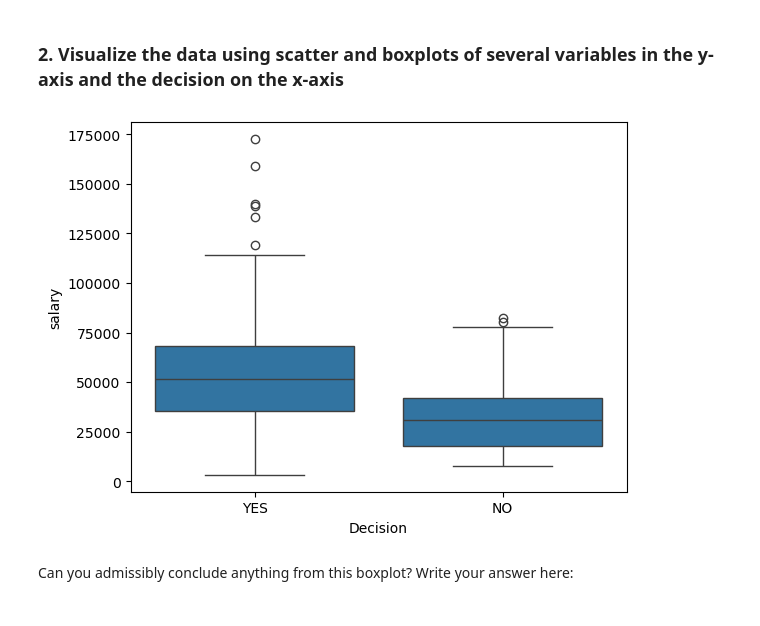
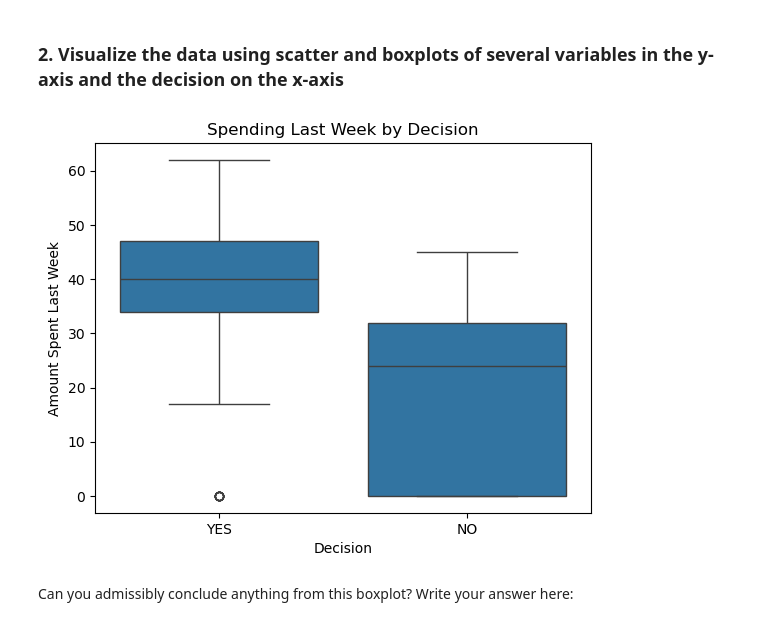
Before and after one commit to MIJUMBO/Decision-Tree---Specialty-Coffee-Case-Study, a Jupyter notebook: decision trees/Springboard Decision Tree Specialty Coffee Case Study - Tier 3.ipynb, the cells around one changed output. Cells and saved outputs as stored; diff of their text form; code cells hidden in the pictures.

Commit message:
Update Tier 3 notebook with Decision Tree and Random Forest results

```diff
--- a/decision trees/Springboard Decision Tree Specialty Coffee Case Study - Tier 3.ipynb
+++ b/decision trees/Springboard Decision Tree Specialty Coffee Case Study - Tier 3.ipynb
@@ -248,10 +252,13 @@ NoPrediction.describe()
 # %%
 # Exploring our new NOPrediction dataset
 # Make a boxplot on NOPrediction where the x axis is Decision, and the y axis is spent_last_week
-sns.boxplot(y='salary', x='Decision', data=NoPrediction)
+sns.boxplot(y='spent_last_week', x='Decision', data=NoPrediction)
+plt.title("Spending Last Week by Decision")
+plt.xlabel("Decision")
+plt.ylabel("Amount Spent Last Week")
 plt.show()
 # %% [output]
-[figure, old version]
+[figure, new version]
 # %% [markdown]
 Can you admissibly conclude anything from this boxplot? Write your answer here:
 # %%
```
Also changed, not shown: parts of 50 cells of this notebook, 1 other file.
